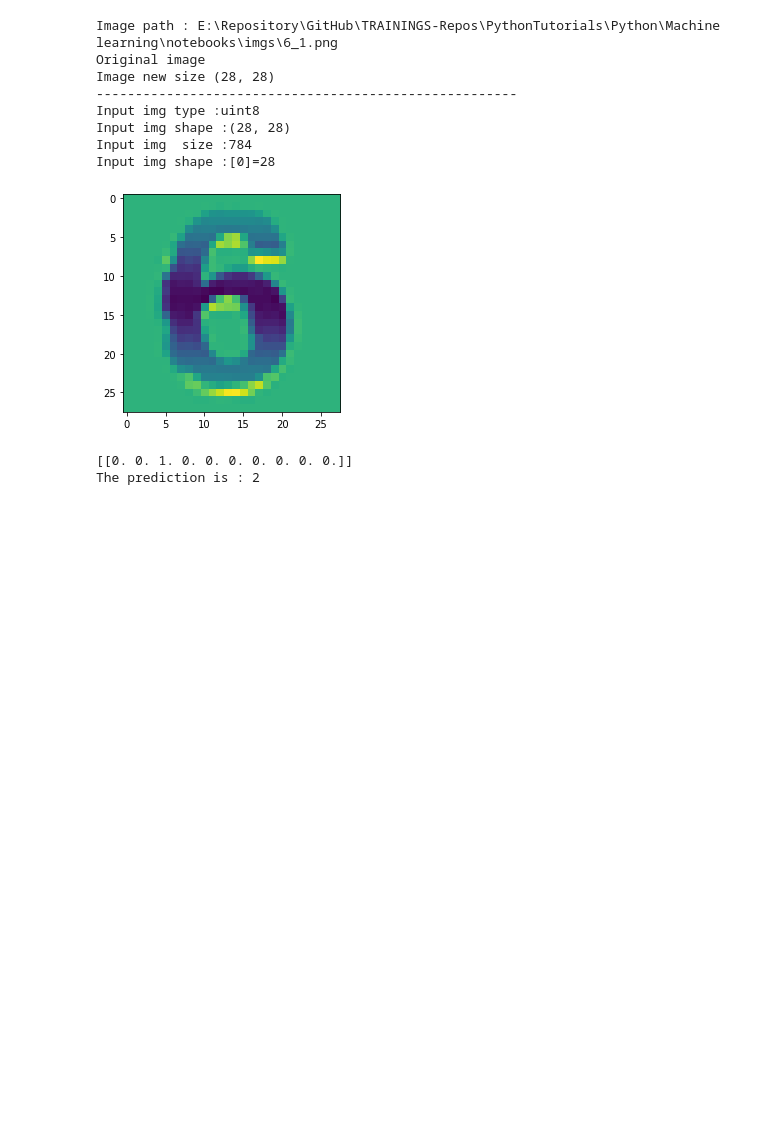
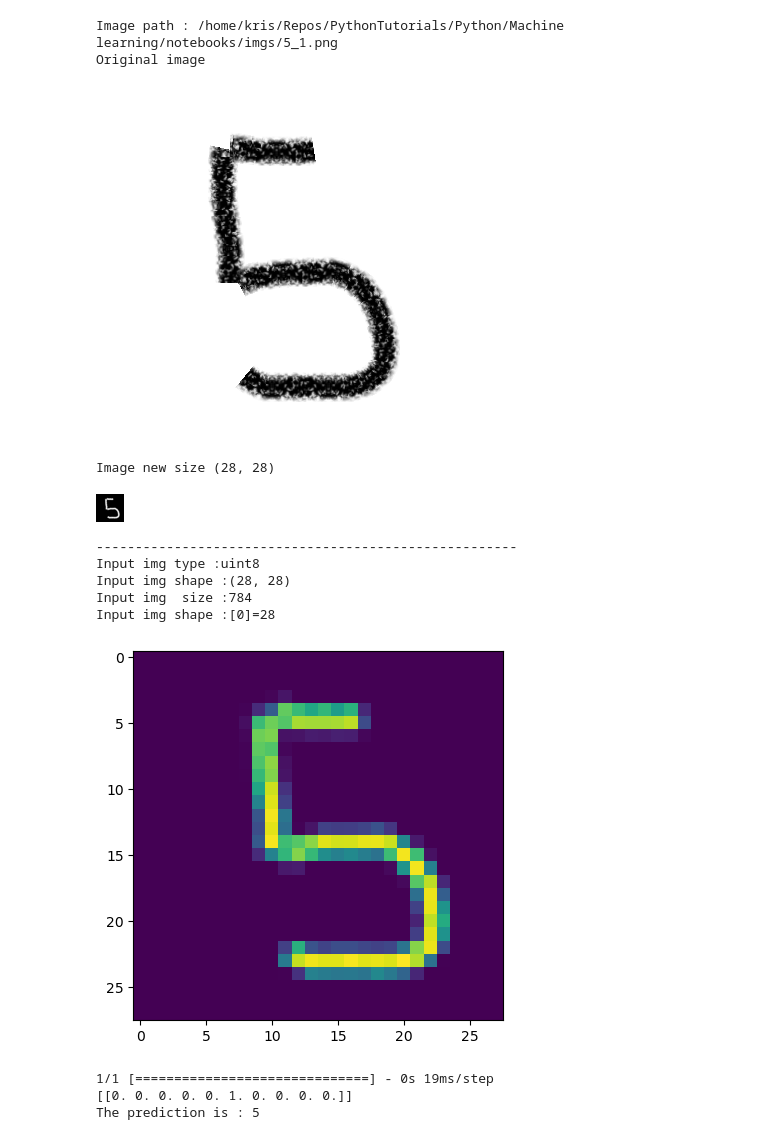
Before and after one commit to Kristijan10048/PythonTutorials, a Jupyter notebook: Python/Machine learning/notebooks/Keras_Tutorial.ipynb, the cells around one changed output. Cells and saved outputs as stored; diff of their text form; code cells hidden in the pictures; blank space fills up the shorter version.

```diff
--- a/Python/Machine learning/notebooks/Keras_Tutorial.ipynb
+++ b/Python/Machine learning/notebooks/Keras_Tutorial.ipynb
@@ -37,7 +40,7 @@ C_FMT_TEST_LEN = 'The lenght of the test set {} is {} images';
 C_FMT_DATA_DIMM = 'The dimensions of the data are : {}';
 
 
-C_STR_MODEL_NAME = 'simple_numbers_1.h5'
+C_STR_MODEL_NAME = '/home/kris/Repos/PythonTutorials/Python/Machine learning/notebooks/simple_numbers_1.h5'
 # %%
 #Shows subplot of images for given image list
 def ShowGridPlotImgs(imageList, width=20, height=20, columns=10, rows=10):
@@ -122,8 +125,9 @@ def TrainSimpleNumbersModel(X_train, y_train, X_test, y_test, debug=True):
 currModel=0;
 
 #check if there is already traind model with the given name
+print(C_STR_MODEL_NAME)
 if ( not path.exists(C_STR_MODEL_NAME) ) :
-    answer = Input('There is no traind model. Do you want to train in now [y/n]?');
+    answer = input('There is no traind model. Do you want to train in now [y/n]?');
     if( answer != 'y'):
         print ('Exiting now!');
         exit;
@@ -133,8 +137,8 @@ if ( not path.exists(C_STR_MODEL_NAME) ) :
 
     answer = input('Do you want to save the trained model now [y\n]?')
 
-    if(anwser == 'y'):
-        save_model(model, C_STR_MODEL_NAME);
+    if(answer == 'y'):
+        save_model(currModel, C_STR_MODEL_NAME);
 else:
     currModel = load_model(C_STR_MODEL_NAME);
     print('Loaded the model :' + C_STR_MODEL_NAME);
@@ -165,18 +174,18 @@ The prediction is : 2
 # %%
 #get imag path
-absImgPath = os.path.join(os.getcwd(), 'imgs', '6_1.png');
+absImgPath = os.path.join(os.getcwd(), 'imgs', '5_1.png');
 print('Image path : {0}'.format(absImgPath) );
 
 #load image
 img_2 = Image.open(absImgPath).convert(mode='L');
 print('Original image');
-#display(img_2);
+display(img_2);
 
 #Resize the image
 img_2 = img_2.resize((28, 28));
 img_2 = ImageOps.invert(img_2);
 print('Image new size {}'.format(img_2.size))
-#display(img_2);
+display(img_2);
 print('------------------------------------------------------');
 
 
@@ -189,40 +198,43 @@ print('Input img type :{}'.format(img2Data.dtype) );
 print('Input img shape :{}'.format(img2Data.shape) );
 print('Input img  size :{}'.format(img2Data.size) );
 print('Input img shape :[0]={}'.format(img2Data.shape[0]));
 plt.imshow(img2Data);
 plt.show();
 
 #print('------------------------------------------------------');
 #print('Input img type :{}'.format(X_test[0].dtype) );
 #print('Test shape :{}'.format(X_test[0].shape) );
 #print('Input img  size :{}'.format(X_test[0].size) );
 #print('Test shape :[0]={}'.format(X_test.shape[0]));
 #plt.imshow(X_test[0]);
 
 #https://pillow.readthedocs.io/en/5.1.x/reference/Image.html
 img2Data = np.expand_dims(img2Data, -1);
 img2Data = img2Data.reshape(1, 1, 28, 28);
 #mg2Data = np.expand_dims(mg2Data, axis=0)
 mg2Data = img2Data.astype('float32')
 #mg2Data /= 255
 #plt.imshow(img2Data);
 
 #rint('Input img shape :{}'.format(img2Data.shape) );
 
 #imgplot = plt.imshow(img);
 #newPred = currModel.predict(img1);
 prediction = currModel.predict(img2Data);
 print(prediction);
 print('The prediction is : {}'.format( np.argmax(prediction[0]) ) );
 # %% [output]
-Image path : E:\Repository\GitHub\TRAININGS-Repos\PythonTutorials\Python\Machine learning\notebooks\imgs\6_1.png
+Image path : /home/kris/Repos/PythonTutorials/Python/Machine learning/notebooks/imgs/5_1.png
 Original image
-Image new size (28, 28)
-------------------------------------------------------
-Input img type :uint8
-Input img shape :(28, 28)
-Input img  size :784
-Input img shape :[0]=28
-[figure, old version]
+[figure, new version]
-[[0. 0. 1. 0. 0. 0. 0. 0. 0. 0.]]
-The prediction is : 2
+Image new size (28, 28)
+[figure, added]
+------------------------------------------------------
+Input img type :uint8
+Input img shape :(28, 28)
+Input img  size :784
+Input img shape :[0]=28
+[figure, added]
+1/1 [==============================] - 0s 19ms/step
+[[0. 0. 0. 0. 0. 1. 0. 0. 0. 0.]]
+The prediction is : 5
```
Also changed, not shown: parts of 3 cells of this notebook.
